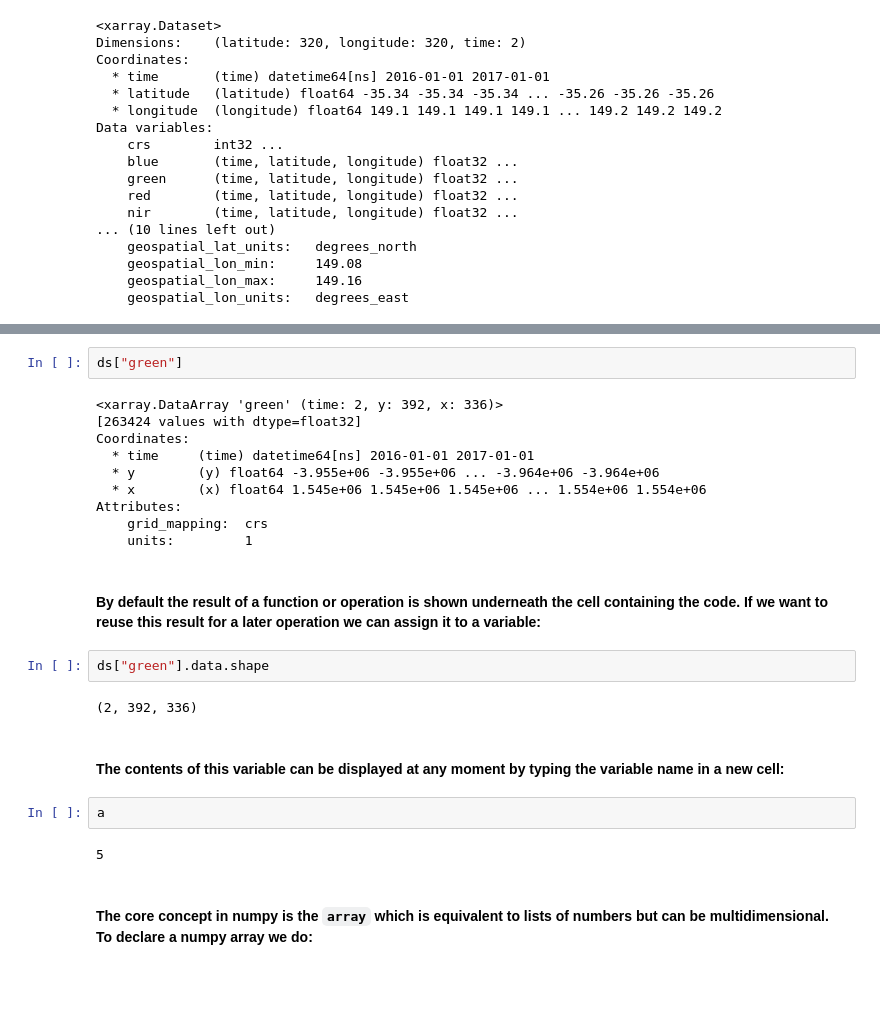
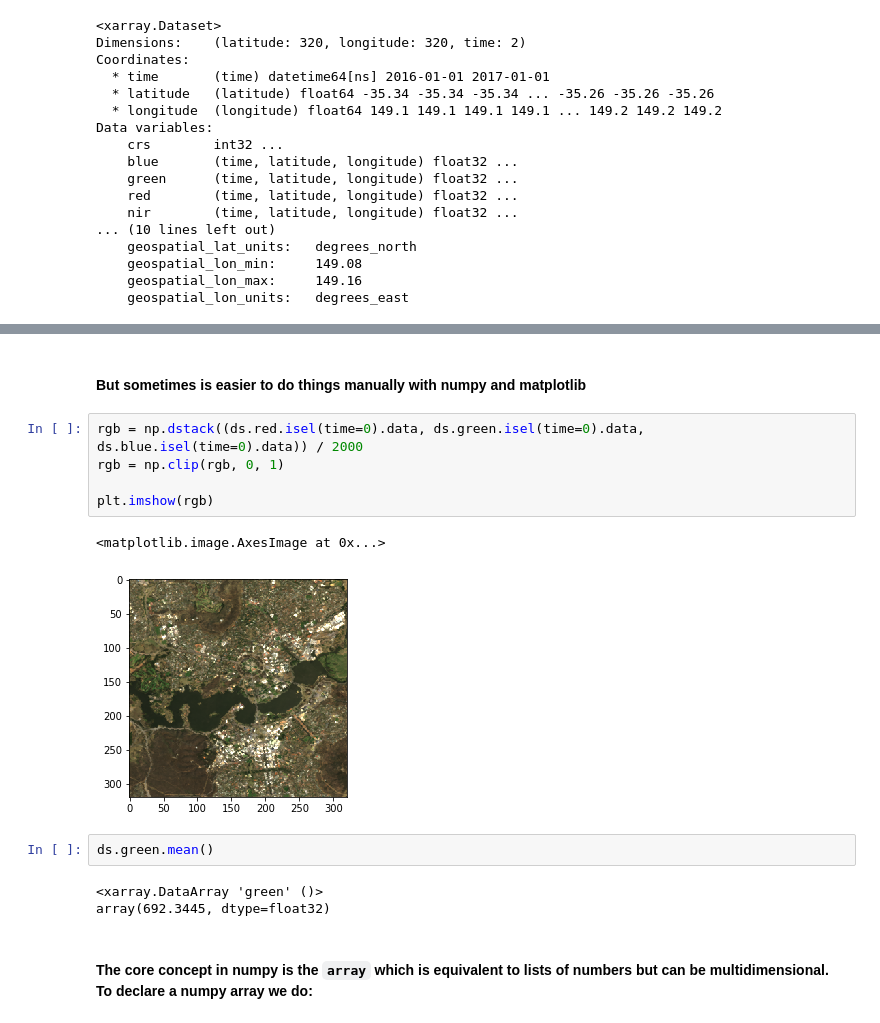
Before and after one commit to GeoscienceAustralia/dea-notebooks, a Jupyter notebook: DEA_spatial_analysts_course/day_1/2_intro_to_xarray.ipynb, the cells around one changed output, grey strips where cells are left out. Cells and saved outputs as stored; diff of their text form; blank space fills up the shorter version.

Commit message:
Xarray coming along

```diff
--- a/DEA_spatial_analysts_course/day_1/2_intro_to_xarray.ipynb
+++ b/DEA_spatial_analysts_course/day_1/2_intro_to_xarray.ipynb
@@ -37,27 +203,18 @@ Data variables:
+# %% [markdown]
+#### But sometimes is easier to do things manually with numpy and matplotlib
+# %%
+rgb = np.dstack((ds.red.isel(time=0).data, ds.green.isel(time=0).data, ds.blue.isel(time=0).data)) / 2000
+rgb = np.clip(rgb, 0, 1)
+
+plt.imshow(rgb)
+# %% [output]
+<matplotlib.image.AxesImage at 0x...>
+[figure, added]
 # %%
-ds["green"]
+ds.green.mean()
 # %% [output]
-<xarray.DataArray 'green' (time: 2, y: 392, x: 336)>
-[263424 values with dtype=float32]
-Coordinates:
-  * time     (time) datetime64[ns] 2016-01-01 2017-01-01
-  * y        (y) float64 -3.955e+06 -3.955e+06 ... -3.964e+06 -3.964e+06
-  * x        (x) float64 1.545e+06 1.545e+06 1.545e+06 ... 1.554e+06 1.554e+06
-Attributes:
-    grid_mapping:  crs
-    units:         1
+<xarray.DataArray 'green' ()>
+array(692.3445, dtype=float32)
-# %% [markdown]
-#### By default the result of a function or operation is shown underneath the cell containing the code. If we want to reuse this result for a later operation we can assign it to a variable:
-# %%
-ds["green"].data.shape
-# %% [output]
-(2, 392, 336)
-# %% [markdown]
-#### The contents of this variable can be displayed at any moment by typing the variable name in a new cell:
-# %%
-a
-# %% [output]
-5
 # %% [markdown]
 #### The core concept in numpy is the `array` which is equivalent to lists of numbers but can be multidimensional. To declare a numpy array we do:
 # %%
```
Also changed, not shown: parts of 19 cells of this notebook, 1 other file.
